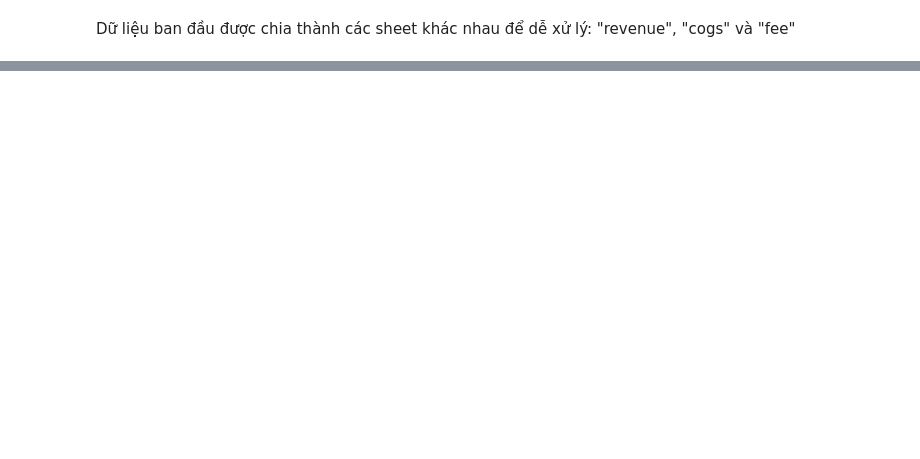
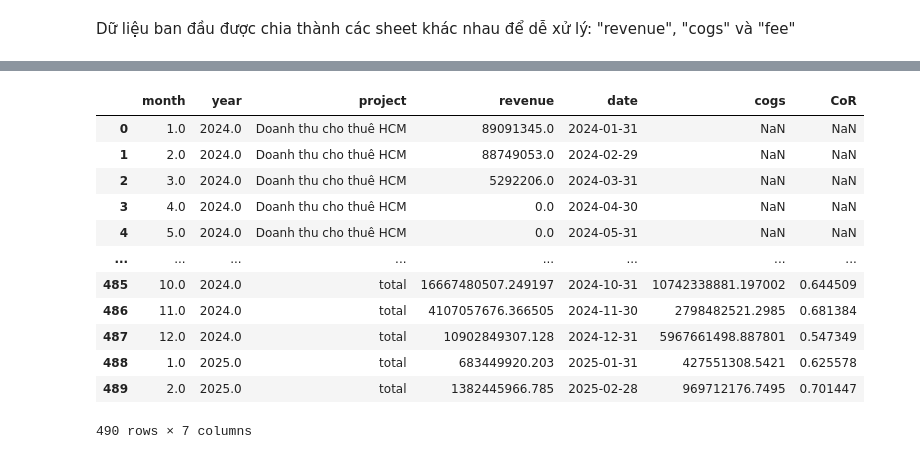
Before and after one commit to hogDuc/reti-dashboard, a Jupyter notebook: notebook.ipynb, the cells around one changed output, grey strips where cells are left out. Cells and saved outputs as stored; diff of their text form; code cells hidden in the pictures; blank space fills up the shorter version.

```diff
--- a/notebook.ipynb
+++ b/notebook.ipynb
@@ -4,5 +7,22 @@ import matplotlib.pyplot as plt
 # %% [markdown]
 Dữ liệu ban đầu được chia thành các sheet khác nhau để dễ xử lý: "revenue", "cogs" và "fee"
 # %%
-data = pd.read_excel("reti_data.xlsx", sheet_name="revenue", header=None)
-data
+def readData(sheetName="", valueName=""):
+    data = pd.read_excel("reti_data.xlsx", sheet_name=sheetName, header=None).transpose()
+    data.columns = data.iloc[0]
+    data = data[1:]
+    df = pd.melt(
+        data,
+        id_vars=['Tháng',"Năm"],
+        value_vars=data.columns[2:],
+        var_name="project",
+        value_name=valueName
+    ).rename(columns={
+        "Tháng":"month",
+        "Năm":"year"
+    }).assign(
+        date=lambda x: x['month'].astype(int).astype(str) + '/' + x['year'].astype(int).astype(str)
+    ).assign(
+        date = lambda x: pd.to_datetime(x['date'], format="%m/%Y") + MonthEnd(0)
+    )
+    return df
@@ -26,0 +29,23 @@ data
+# %%
+rev_df = readData('revenue', 'revenue')
+cogs_df = readData('cogs', 'cogs')
+rev_df["project"] = rev_df["project"].replace("DOANH THU", "total")
+cogs_df["project"] = cogs_df["project"].replace("GIÁ VỐN HÀNG BÁN", "total")
+# %%
+pd.merge(rev_df, cogs_df, how='outer', on=["project", "date", "year", "month"]).assign(
+    CoR = lambda x: x["cogs"] / x["revenue"].replace(0, np.nan)
+)
+# %% [output]
+|  | month | year | project | revenue | date | cogs | CoR |
+| 0 | 1.0 | 2024.0 | Doanh thu cho thuê HCM | 89091345.0 | 2024-01-31 | NaN | NaN |
+| 1 | 2.0 | 2024.0 | Doanh thu cho thuê HCM | 88749053.0 | 2024-02-29 | NaN | NaN |
+| 2 | 3.0 | 2024.0 | Doanh thu cho thuê HCM | 5292206.0 | 2024-03-31 | NaN | NaN |
+| 3 | 4.0 | 2024.0 | Doanh thu cho thuê HCM | 0.0 | 2024-04-30 | NaN | NaN |
+| 4 | 5.0 | 2024.0 | Doanh thu cho thuê HCM | 0.0 | 2024-05-31 | NaN | NaN |
+| ... | ... | ... | ... | ... | ... | ... | ... |
+| 485 | 10.0 | 2024.0 | total | 16667480507.249197 | 2024-10-31 | 10742338881.197002 | 0.644509 |
+| 486 | 11.0 | 2024.0 | total | 4107057676.366505 | 2024-11-30 | 2798482521.2985 | 0.681384 |
+| 487 | 12.0 | 2024.0 | total | 10902849307.128 | 2024-12-31 | 5967661498.887801 | 0.547349 |
+| 488 | 1.0 | 2025.0 | total | 683449920.203 | 2025-01-31 | 427551308.5421 | 0.625578 |
+| 489 | 2.0 | 2025.0 | total | 1382445966.785 | 2025-02-28 | 969712176.7495 | 0.701447 |
+490 rows × 7 columns
```
Also changed, not shown: parts of 7 cells of this notebook, 2 other files.
